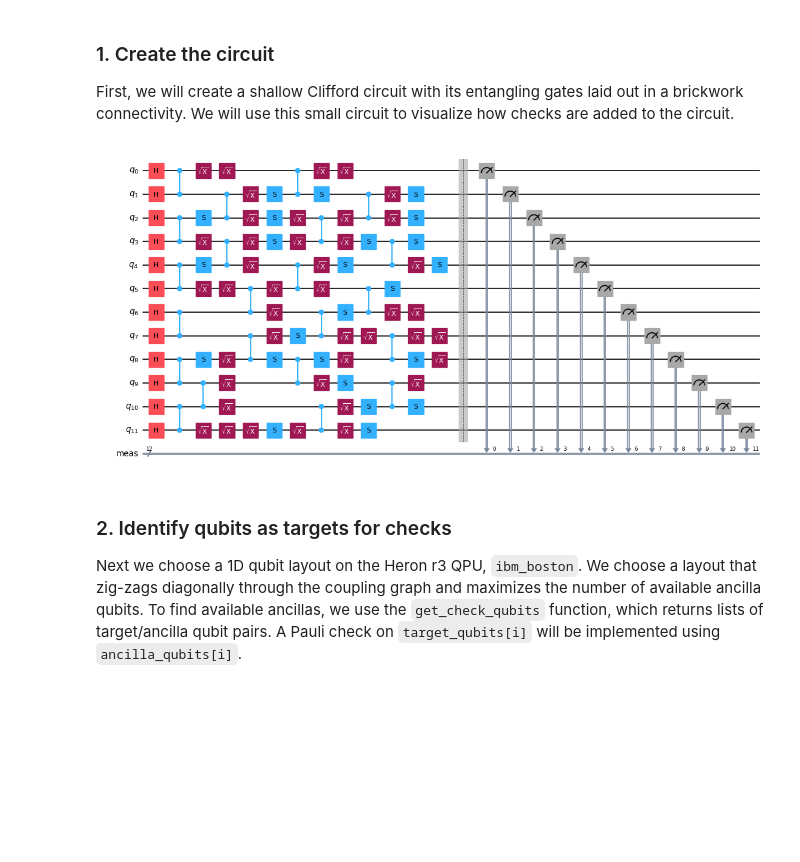
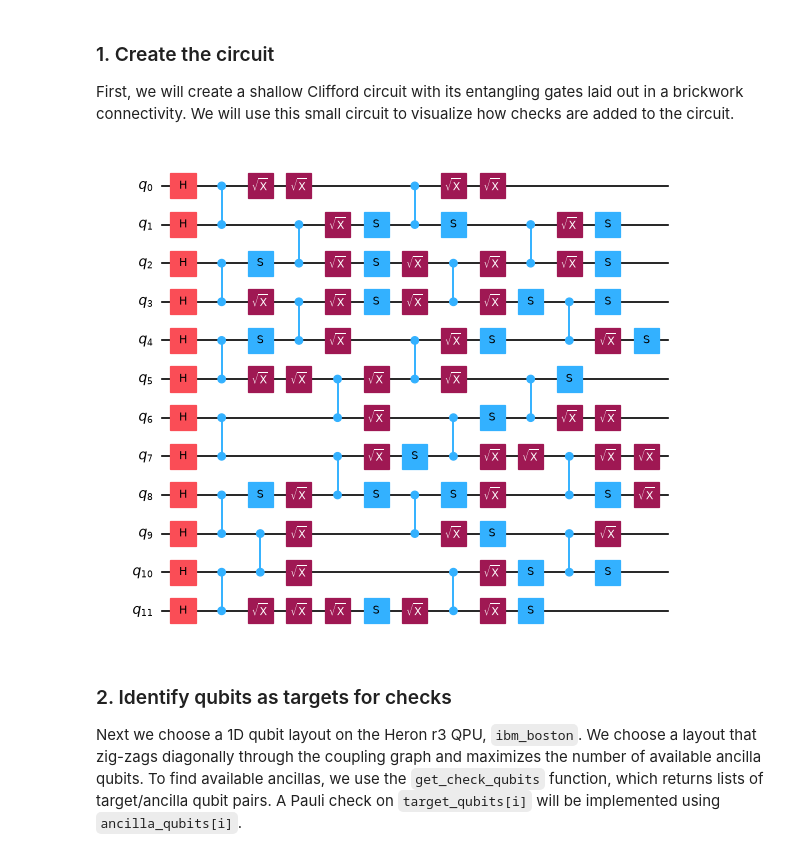
Before and after one commit to Asterisk-Hunter/qiskit-paulice, a Jupyter notebook: docs/guides/low_overhead_error_detection_using_spacetime_codes.ipynb, the cells around one changed output. Drawn from its saved outputs; the diff is of its cells as text; code cells hidden in the pictures; blank space fills up the shorter version.

```diff
--- a/docs/guides/low_overhead_error_detection_using_spacetime_codes.ipynb
+++ b/docs/guides/low_overhead_error_detection_using_spacetime_codes.ipynb
@@ -24,35 +24,34 @@ import numpy as np
 from qiskit import QuantumCircuit
 
 
 def random_clifford_circuit(
     num_qubits: int, depth: int, rng: np.random.Generator
 ) -> QuantumCircuit:
     """Brickwork random Clifford on `num_qubits`, with `depth` CZ layers."""
     qc = QuantumCircuit(num_qubits)
     qc.h(range(num_qubits))
     for d in range(depth):
         for i in range(d % 2, num_qubits - 1, 2):
             qc.cz(i, i + 1)
         for q in range(num_qubits):
             if rng.integers(0, 2):
                 qc.sx(q)
             if rng.integers(0, 2):
                 qc.s(q)
             if rng.integers(0, 2):
                 qc.sx(q)
     return qc
 
 
 num_qubits = 12
 depth = 4
 seed = 1764
 rng = np.random.default_rng(seed)
 np.random.seed(seed)
 circuit = random_clifford_circuit(num_qubits, depth, rng)
-circuit.measure_all()
 circuit.draw("mpl", fold=-1, scale=0.6)
 # %% [output]
-[figure, old version]
+[figure, new version]
 # %% [markdown]
 ### 2. Identify qubits as targets for checks
 
```
Also changed, not shown: parts of 17 cells of this notebook, 17 other files.
